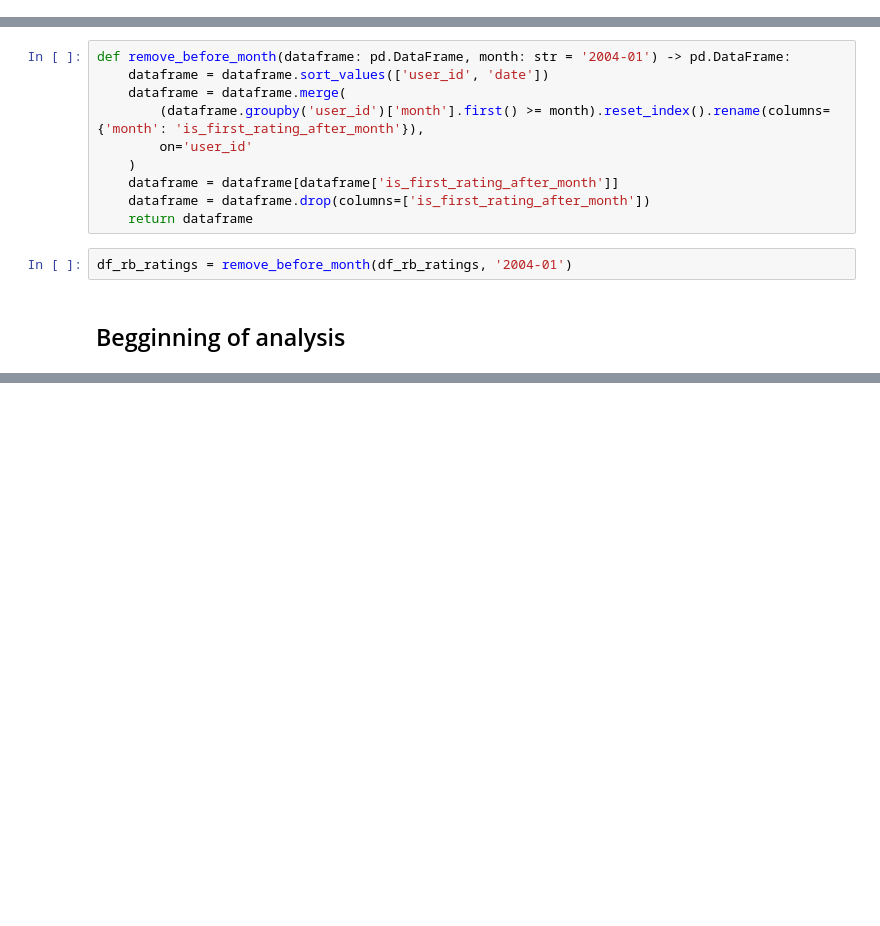
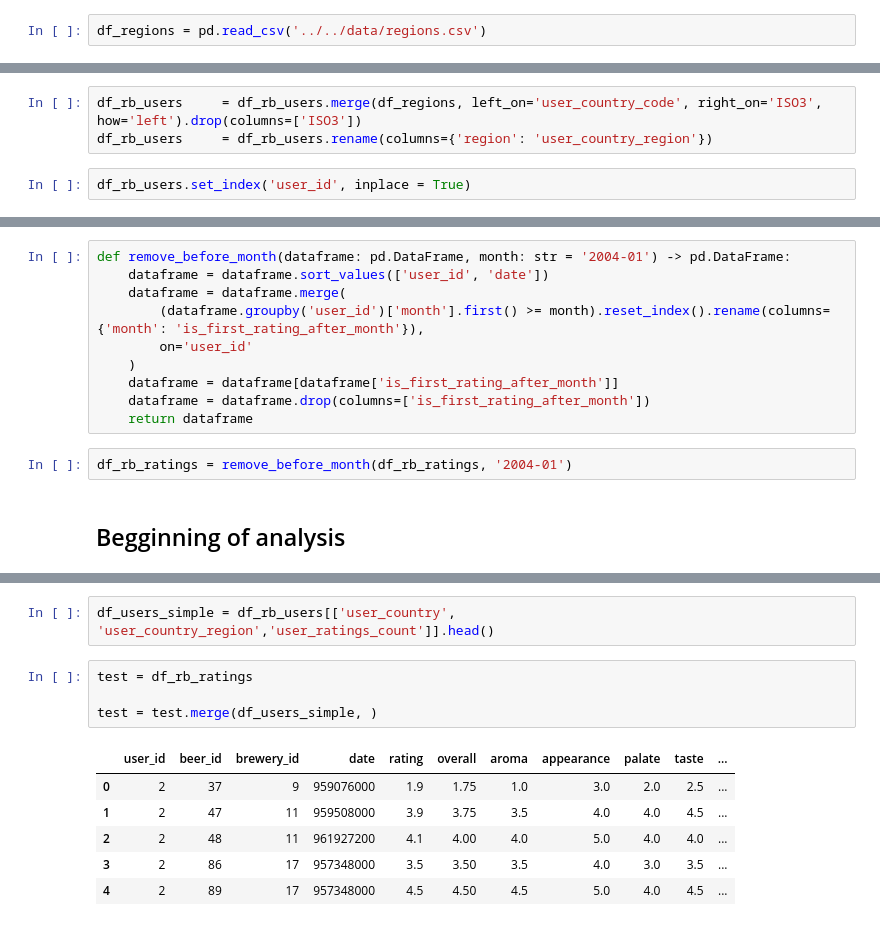
Before and after one commit to epfl-ada/ada-2024-project-pdfromscratch, a Jupyter notebook: src/workspaces/arthur/kilian_and_arthur.ipynb, the cells around one changed output, grey strips where cells are left out. Cells and saved outputs as stored; diff of their text form; blank space fills up the shorter version.

```diff
--- a/src/workspaces/arthur/kilian_and_arthur.ipynb
+++ b/src/workspaces/arthur/kilian_and_arthur.ipynb
@@ -20,6 +21,8 @@ df_rb_beers     = pd.read_csv('../../data/rate_beer/beers.csv')
 df_rb_breweries = pd.read_csv('../../data/rate_beer/breweries.csv')
 df_rb_users     = pd.read_csv('../../data/rate_beer/users.csv')
 df_rb_ratings   = pd.read_csv('../../data/rate_beer/ratings.csv')
+# %%
+df_regions = pd.read_csv('../../data/regions.csv')
 # %%
 df_rb_ratings['day']     = pd.to_datetime(df_rb_ratings['date'], unit='s').dt.to_period('D')
 df_rb_ratings['week']    = pd.to_datetime(df_rb_ratings['date'], unit='s').dt.to_period('W').dt.start_time
@@ -28,3 +31,8 @@ df_rb_ratings['quarter'] = pd.to_datetime(df_rb_ratings['date'], unit='s').dt.to
 df_rb_ratings['year']    = pd.to_datetime(df_rb_ratings['date'], unit='s').dt.to_period('Y')
 # %% [markdown]
 ## Pre-processing
+# %%
+df_rb_users     = df_rb_users.merge(df_regions, left_on='user_country_code', right_on='ISO3', how='left').drop(columns=['ISO3'])
+df_rb_users     = df_rb_users.rename(columns={'region': 'user_country_region'})
+# %%
+df_rb_users.set_index('user_id', inplace = True)
@@ -81,0 +107,13 @@ df_rb_ratings.head()
+# %%
+df_users_simple = df_rb_users[['user_country', 'user_country_region','user_ratings_count']].head()
+# %%
+test = df_rb_ratings
+
+test = test.merge(df_users_simple, )
+# %% [output]
+|  | user_id | beer_id | brewery_id | date | rating | overall | aroma | appearance | palate | taste | ... |
+| 0 | 2 | 37 | 9 | 959076000 | 1.9 | 1.75 | 1.0 | 3.0 | 2.0 | 2.5 | ... |
+| 1 | 2 | 47 | 11 | 959508000 | 3.9 | 3.75 | 3.5 | 4.0 | 4.0 | 4.5 | ... |
+| 2 | 2 | 48 | 11 | 961927200 | 4.1 | 4.00 | 4.0 | 5.0 | 4.0 | 4.0 | ... |
+| 3 | 2 | 86 | 17 | 957348000 | 3.5 | 3.50 | 3.5 | 4.0 | 3.0 | 3.5 | ... |
+| 4 | 2 | 89 | 17 | 957348000 | 4.5 | 4.50 | 4.5 | 5.0 | 4.0 | 4.5 | ... |
```
Also changed, not shown: parts of 8 cells of this notebook.
